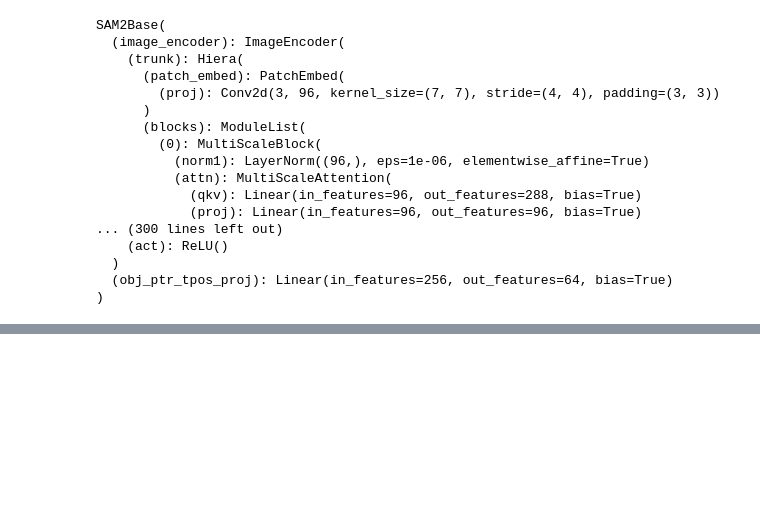
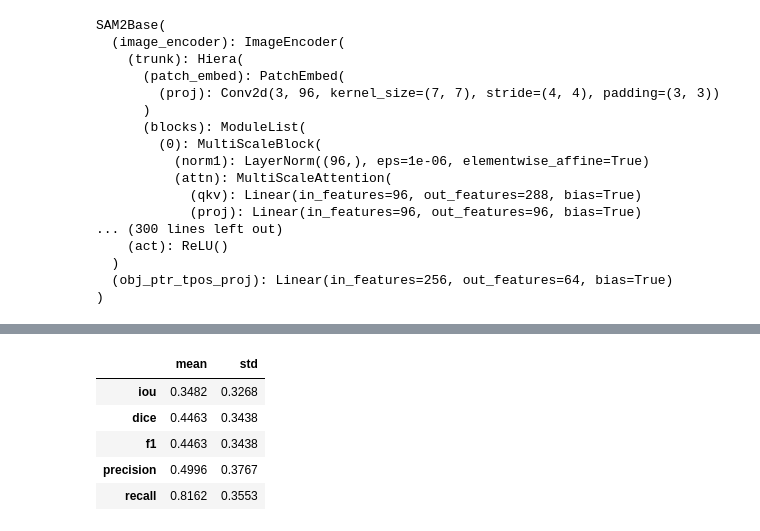
Before and after one commit to ash-01xor/FashionSeg, a Jupyter notebook: Notebooks/evaluate.ipynb, the cells around one changed output, grey strips where cells are left out. Saved outputs shown, nothing was run; the diff lists cells and outputs as text; code cells hidden in the pictures; blank space fills up the shorter version.

Commit message:
Update : add evaluation metrics

```diff
--- a/Notebooks/evaluate.ipynb
+++ b/Notebooks/evaluate.ipynb
@@ -424,0 +445,29 @@ torch.Size([1, 256, 64, 64]) torch.Size([256, 64, 64])
+# %%
+
+all_pixel = []
+all_instance = []
+valid_count = 0
+
+for instance in tqdm(test_instances, desc="Evaluating Test Set"):
+    result = run_single_instance_inference(predictor, fashion_ds["test"], instance, coco, DEVICE)
+    if result is None:
+        continue
+
+    pred_mask = result["pred_mask"]
+    gt_mask = result["gt_mask"]
+    bin_pred = (pred_mask >= 0.5) if pred_mask.dtype.kind == 'f' else (pred_mask > 0)
+
+    pix = pixel_metrics(bin_pred, gt_mask, threshold=0.5)
+    all_pixel.append(pix)
+
+
+    valid_count += 1
+
+if valid_count == 0:
+    print("No valid instances evaluated.")
+else:
+    df_pix = pd.DataFrame(all_pixel)
+
+    print(f"Evaluated {valid_count} images\n")
+    print("Pixel-wise metrics (mean ± std):")
+    print(df_pix[["iou","dice","f1","precision","recall"]].agg(["mean","std"]).round(4).T)
@@ -424,0 +492,9 @@ torch.Size([1, 256, 64, 64]) torch.Size([256, 64, 64])
+# %%
+df_pix[["iou","dice","f1","precision","recall"]].agg(["mean","std"]).round(4).T
+# %% [output]
+|  | mean | std |
+| iou | 0.3482 | 0.3268 |
+| dice | 0.4463 | 0.3438 |
+| f1 | 0.4463 | 0.3438 |
+| precision | 0.4996 | 0.3767 |
+| recall | 0.8162 | 0.3553 |
```
Also changed, not shown: parts of 8 cells of this notebook.
